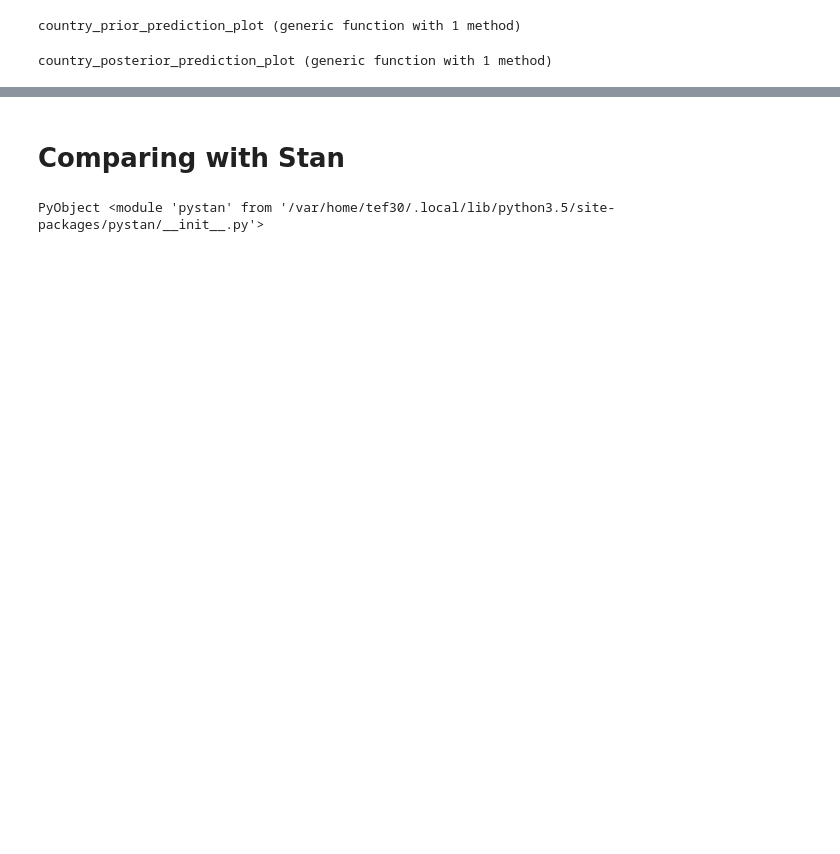
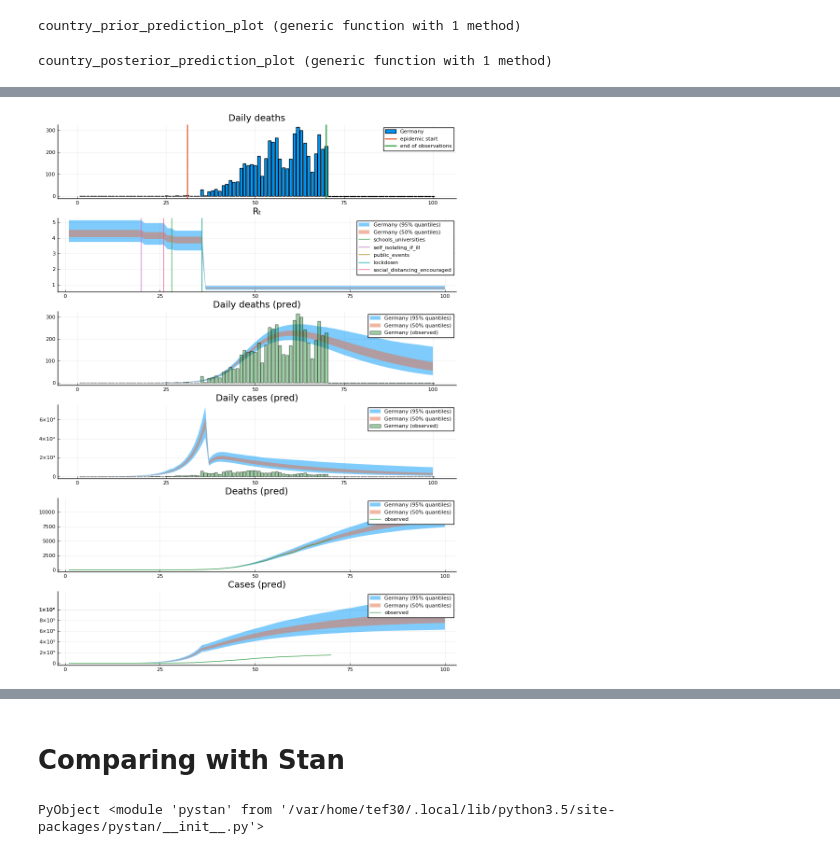
Before and after one commit to cambridge-mlg/Covid19, a Jupyter notebook: notebooks/01-Imperial-Report-13-Basics.ipynb, the cells around one changed output, grey strips where cells are left out. Drawn from its saved outputs; the diff is of its cells as text; code cells hidden in the pictures; blank space fills up the shorter version.

```diff
--- a/notebooks/01-Imperial-Report-13-Basics.ipynb
+++ b/notebooks/01-Imperial-Report-13-Basics.ipynb
@@ -488,0 +452,4 @@ country_posterior_prediction_plot(5)
+# %%
+country_posterior_prediction_plot(3)
+# %% [output]
+[figure, added]
```
Also changed, not shown: parts of 63 cells of this notebook.
